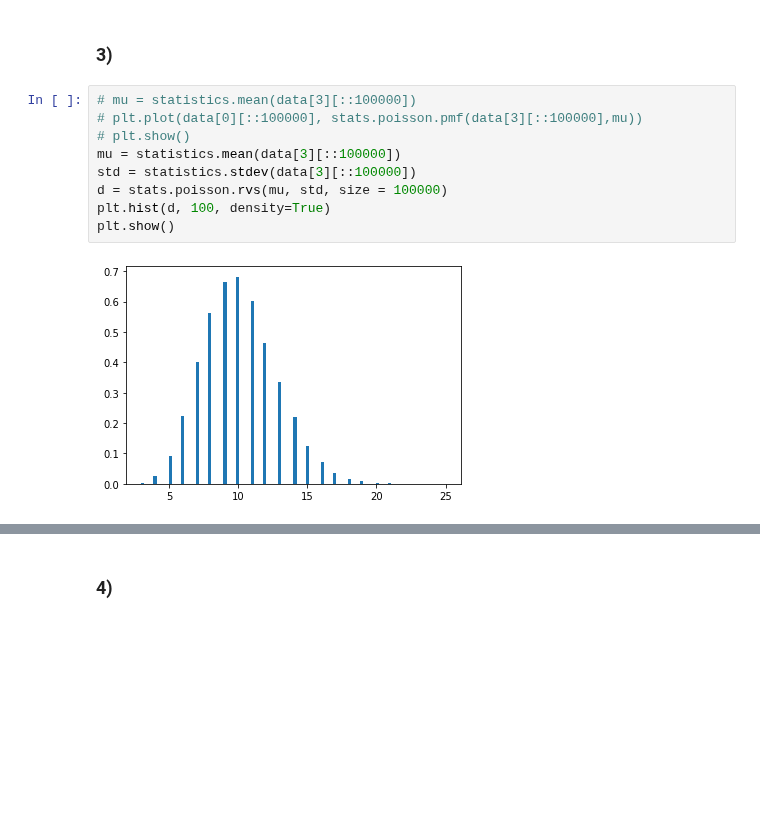
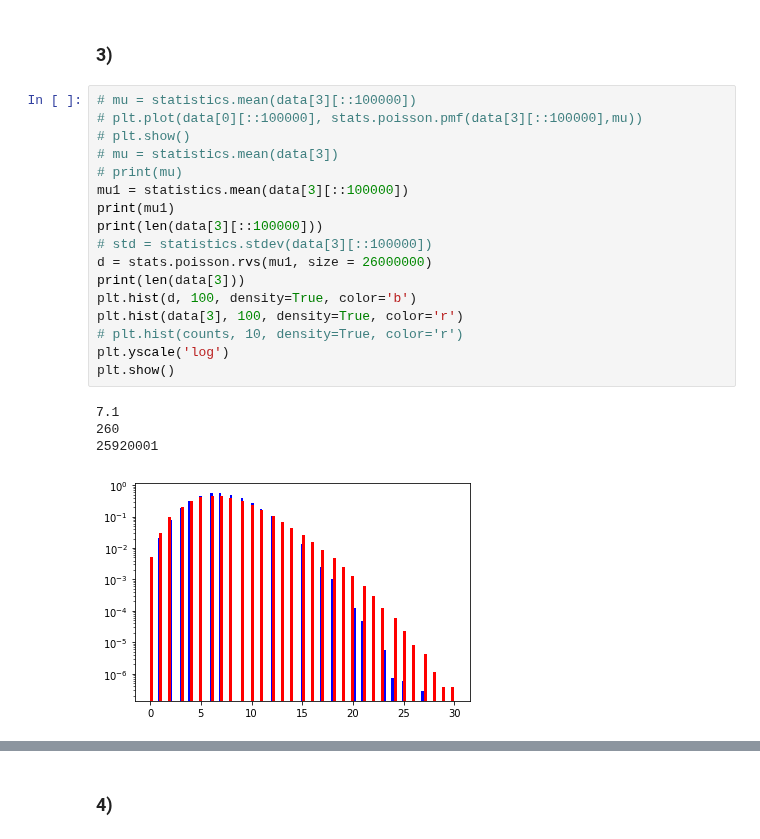
Before and after one commit to elocj/PHYS434, a Jupyter notebook: lab4/lab4.ipynb, the cells around one changed output, grey strips where cells are left out. Cells and saved outputs as stored; diff of their text form; blank space fills up the shorter version.

```diff
--- a/lab4/lab4.ipynb
+++ b/lab4/lab4.ipynb
@@ -108,11 +135,22 @@ The background of the time vs solar phase, earth longitude, and particle counts
 # %%
 # mu = statistics.mean(data[3][::100000])
 # plt.plot(data[0][::100000], stats.poisson.pmf(data[3][::100000],mu))
 # plt.show()
-mu = statistics.mean(data[3][::100000])
-std = statistics.stdev(data[3][::100000])
-d = stats.poisson.rvs(mu, std, size = 100000)
-plt.hist(d, 100, density=True)
+# mu = statistics.mean(data[3])
+# print(mu)
+mu1 = statistics.mean(data[3][::100000])
+print(mu1)
+print(len(data[3][::100000]))
+# std = statistics.stdev(data[3][::100000])
+d = stats.poisson.rvs(mu1, size = 26000000)
+print(len(data[3]))
+plt.hist(d, 100, density=True, color='b')
+plt.hist(data[3], 100, density=True, color='r')
+# plt.hist(counts, 10, density=True, color='r')
+plt.yscale('log')
 plt.show()
 # %% [output]
+7.1
+260
+25920001
-[figure, old version]
+[figure, new version]
```
Also changed, not shown: parts of 22 cells of this notebook, 1 other file.
